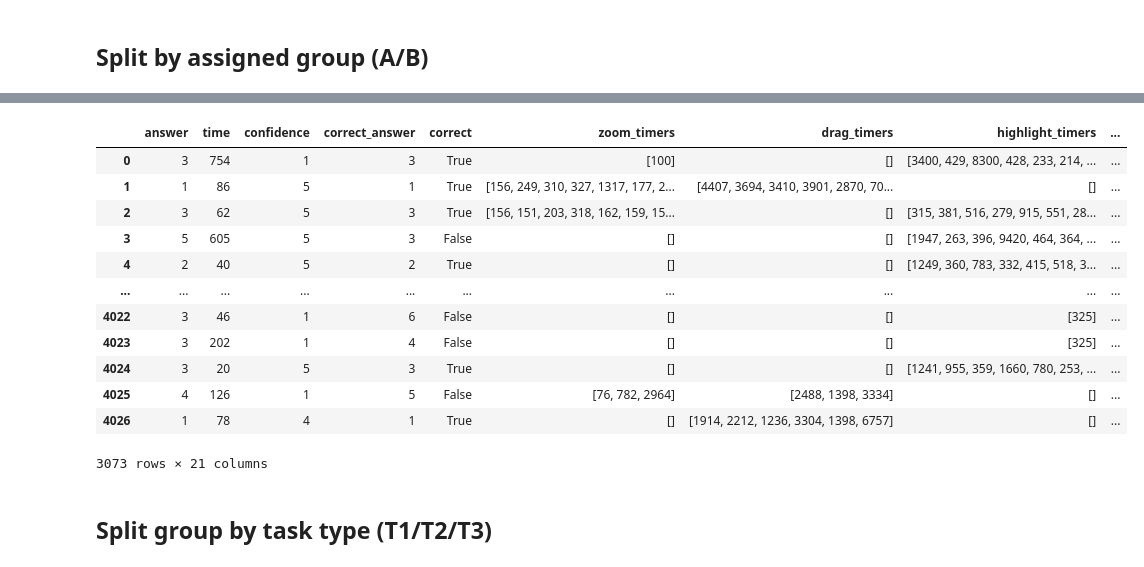
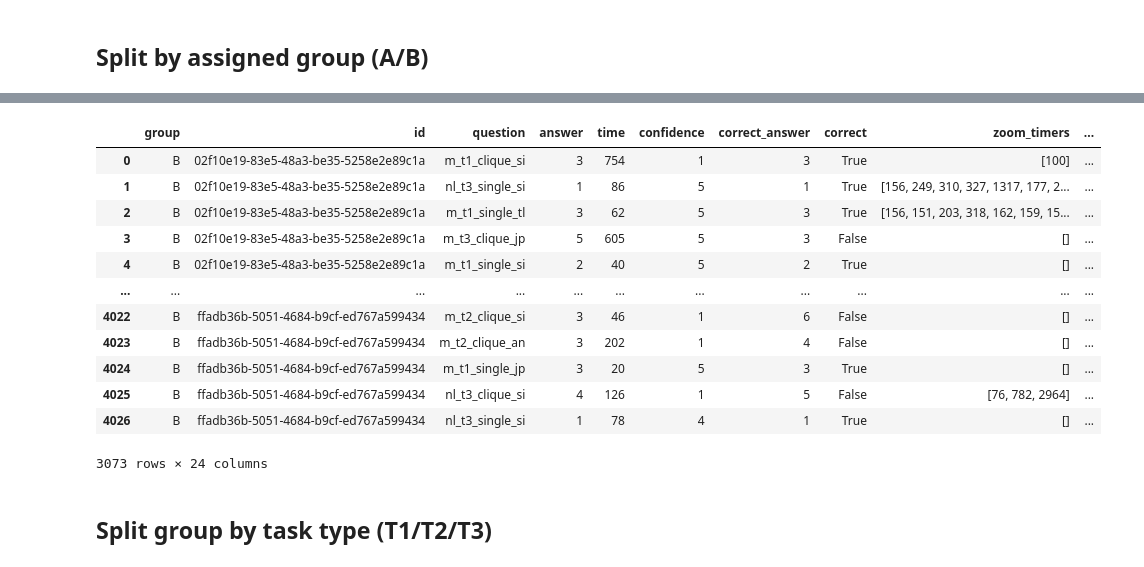
Before and after one commit to velitchko/graph-vis-evaluation-ext, a Jupyter notebook: python/Data Groups.ipynb, the cells around one changed output, grey strips where cells are left out. Cells and saved outputs as stored; diff of their text form; code cells hidden in the pictures.

```diff
--- a/python/Data Groups.ipynb
+++ b/python/Data Groups.ipynb
@@ -46,28 +46,28 @@ group_A
 # %%
 group_B = original_df[original_df['group'] == "B"]
 
 group_B['network_enc'] = group_B['question'].str.split('_').str[0]
 group_B['task_type'] = group_B['question'].str.split('_').str[1]
 group_B['task_entity'] = group_B['question'].str.split('_').str[2]
 group_B['temporal_enc'] = group_B['question'].str.split('_').str[3]
 
-group_B = group_B.drop(['group', 'question', 'id'], axis='columns')
+# group_B = group_B.drop(['group', 'question', 'id'], axis='columns')
 
 group_B
 # %% [output]
-|  | answer | time | confidence | correct_answer | correct | zoom_timers | drag_timers | highlight_timers | ... |
-| 0 | 3 | 754 | 1 | 3 | True | [100] | [] | [3400, 429, 8300, 428, 233, 214, ... | ... |
-| 1 | 1 | 86 | 5 | 1 | True | [156, 249, 310, 327, 1317, 177, 2... | [4407, 3694, 3410, 3901, 2870, 70... | [] | ... |
-| 2 | 3 | 62 | 5 | 3 | True | [156, 151, 203, 318, 162, 159, 15... | [] | [315, 381, 516, 279, 915, 551, 28... | ... |
-| 3 | 5 | 605 | 5 | 3 | False | [] | [] | [1947, 263, 396, 9420, 464, 364, ... | ... |
-| 4 | 2 | 40 | 5 | 2 | True | [] | [] | [1249, 360, 783, 332, 415, 518, 3... | ... |
-| ... | ... | ... | ... | ... | ... | ... | ... | ... | ... |
-| 4022 | 3 | 46 | 1 | 6 | False | [] | [] | [325] | ... |
-| 4023 | 3 | 202 | 1 | 4 | False | [] | [] | [325] | ... |
-| 4024 | 3 | 20 | 5 | 3 | True | [] | [] | [1241, 955, 359, 1660, 780, 253, ... | ... |
-| 4025 | 4 | 126 | 1 | 5 | False | [76, 782, 2964] | [2488, 1398, 3334] | [] | ... |
-| 4026 | 1 | 78 | 4 | 1 | True | [] | [1914, 2212, 1236, 3304, 1398, 6757] | [] | ... |
+|  | group | id | question | answer | time | confidence | correct_answer | correct | zoom_timers | ... |
+| 0 | B | 02f10e19-83e5-48a3-be35-5258e2e89c1a | m_t1_clique_si | 3 | 754 | 1 | 3 | True | [100] | ... |
+| 1 | B | 02f10e19-83e5-48a3-be35-5258e2e89c1a | nl_t3_single_si | 1 | 86 | 5 | 1 | True | [156, 249, 310, 327, 1317, 177, 2... | ... |
+| 2 | B | 02f10e19-83e5-48a3-be35-5258e2e89c1a | m_t1_single_tl | 3 | 62 | 5 | 3 | True | [156, 151, 203, 318, 162, 159, 15... | ... |
+| 3 | B | 02f10e19-83e5-48a3-be35-5258e2e89c1a | m_t3_clique_jp | 5 | 605 | 5 | 3 | False | [] | ... |
+| 4 | B | 02f10e19-83e5-48a3-be35-5258e2e89c1a | m_t1_single_si | 2 | 40 | 5 | 2 | True | [] | ... |
+| ... | ... | ... | ... | ... | ... | ... | ... | ... | ... | ... |
+| 4022 | B | ffadb36b-5051-4684-b9cf-ed767a599434 | m_t2_clique_si | 3 | 46 | 1 | 6 | False | [] | ... |
+| 4023 | B | ffadb36b-5051-4684-b9cf-ed767a599434 | m_t2_clique_an | 3 | 202 | 1 | 4 | False | [] | ... |
+| 4024 | B | ffadb36b-5051-4684-b9cf-ed767a599434 | m_t1_single_jp | 3 | 20 | 5 | 3 | True | [] | ... |
+| 4025 | B | ffadb36b-5051-4684-b9cf-ed767a599434 | nl_t3_clique_si | 4 | 126 | 1 | 5 | False | [76, 782, 2964] | ... |
+| 4026 | B | ffadb36b-5051-4684-b9cf-ed767a599434 | nl_t3_single_si | 1 | 78 | 4 | 1 | True | [] | ... |
-3073 rows × 21 columns
+3073 rows × 24 columns
 # %% [markdown]
 ## Split group by task type (T1/T2/T3)
 # %% [markdown]
```
Also changed, not shown: parts of 5 cells of this notebook.
